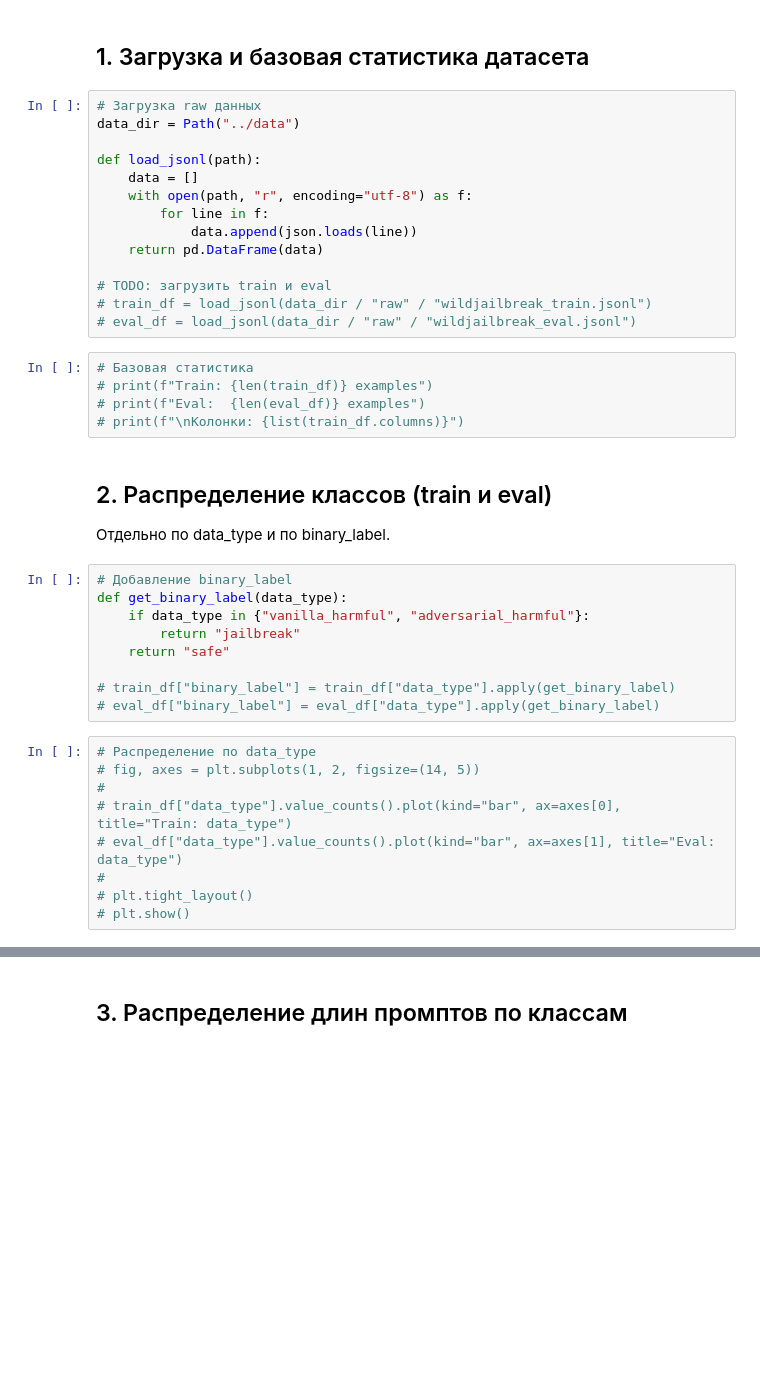
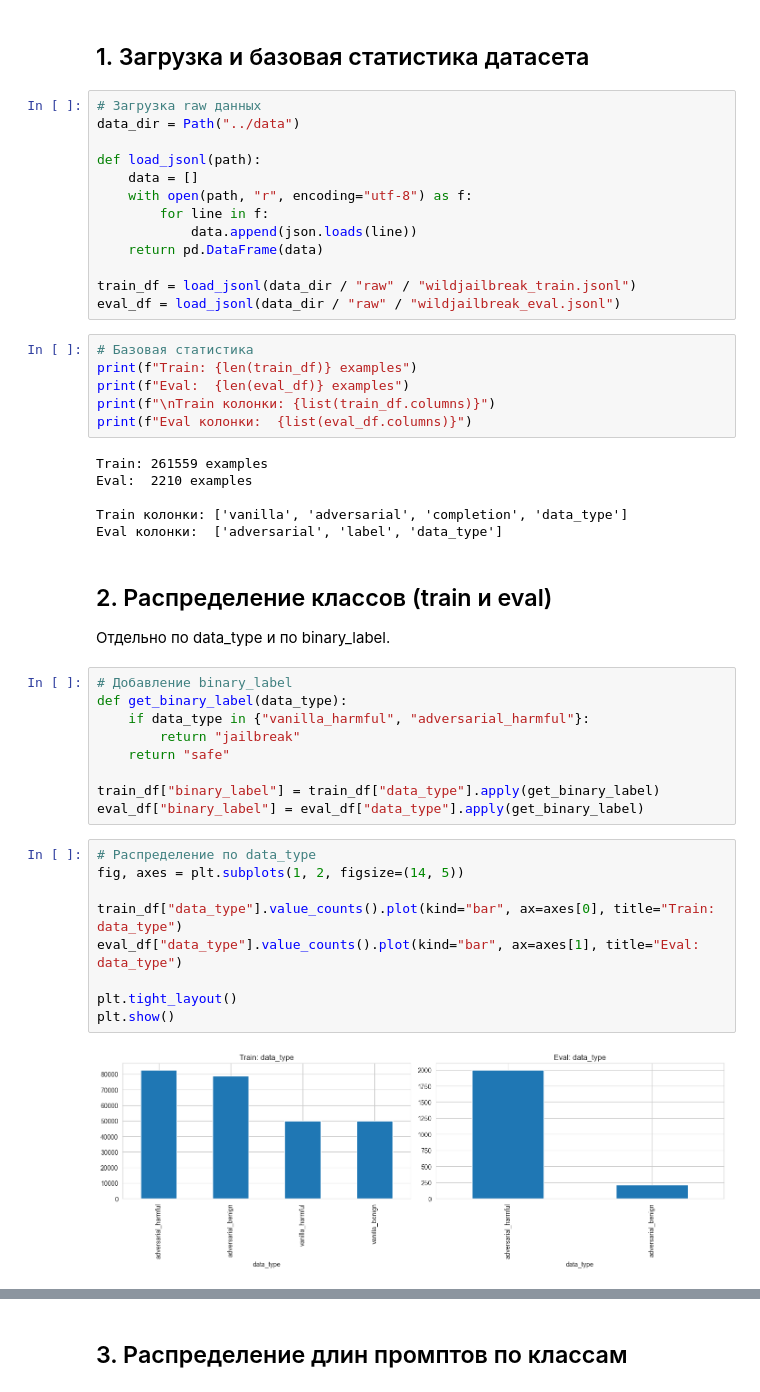
Before and after one commit to va-av-8/autoguardrails, a Jupyter notebook: tasks/jailbreak_detection/notebooks/01_eda.ipynb, the cells around one changed output, grey strips where cells are left out. Drawn from its saved outputs; the diff is of its cells as text; blank space fills up the shorter version.

```diff
--- a/tasks/jailbreak_detection/notebooks/01_eda.ipynb
+++ b/tasks/jailbreak_detection/notebooks/01_eda.ipynb
@@ -33,14 +33,20 @@ def load_jsonl(path):
             data.append(json.loads(line))
     return pd.DataFrame(data)
 
-# TODO: загрузить train и eval
-# train_df = load_jsonl(data_dir / "raw" / "wildjailbreak_train.jsonl")
-# eval_df = load_jsonl(data_dir / "raw" / "wildjailbreak_eval.jsonl")
+train_df = load_jsonl(data_dir / "raw" / "wildjailbreak_train.jsonl")
+eval_df = load_jsonl(data_dir / "raw" / "wildjailbreak_eval.jsonl")
 # %%
 # Базовая статистика
-# print(f"Train: {len(train_df)} examples")
-# print(f"Eval:  {len(eval_df)} examples")
-# print(f"\nКолонки: {list(train_df.columns)}")
+print(f"Train: {len(train_df)} examples")
+print(f"Eval:  {len(eval_df)} examples")
+print(f"\nTrain колонки: {list(train_df.columns)}")
+print(f"Eval колонки:  {list(eval_df.columns)}")
+# %% [output]
+Train: 261559 examples
+Eval:  2210 examples
+
+Train колонки: ['vanilla', 'adversarial', 'completion', 'data_type']
+Eval колонки:  ['adversarial', 'label', 'data_type']
 # %% [markdown]
 ## 2. Распределение классов (train и eval)
 
@@ -52,16 +58,18 @@ def get_binary_label(data_type):
         return "jailbreak"
     return "safe"
 
-# train_df["binary_label"] = train_df["data_type"].apply(get_binary_label)
-# eval_df["binary_label"] = eval_df["data_type"].apply(get_binary_label)
+train_df["binary_label"] = train_df["data_type"].apply(get_binary_label)
+eval_df["binary_label"] = eval_df["data_type"].apply(get_binary_label)
 # %%
 # Распределение по data_type
-# fig, axes = plt.subplots(1, 2, figsize=(14, 5))
-#
-# train_df["data_type"].value_counts().plot(kind="bar", ax=axes[0], title="Train: data_type")
-# eval_df["data_type"].value_counts().plot(kind="bar", ax=axes[1], title="Eval: data_type")
-#
-# plt.tight_layout()
-# plt.show()
+fig, axes = plt.subplots(1, 2, figsize=(14, 5))
+
+train_df["data_type"].value_counts().plot(kind="bar", ax=axes[0], title="Train: data_type")
+eval_df["data_type"].value_counts().plot(kind="bar", ax=axes[1], title="Eval: data_type")
+
+plt.tight_layout()
+plt.show()
+# %% [output]
+[figure, added]
 # %%
 # Распределение по binary_label
```
Also changed, not shown: parts of 9 cells of this notebook.
